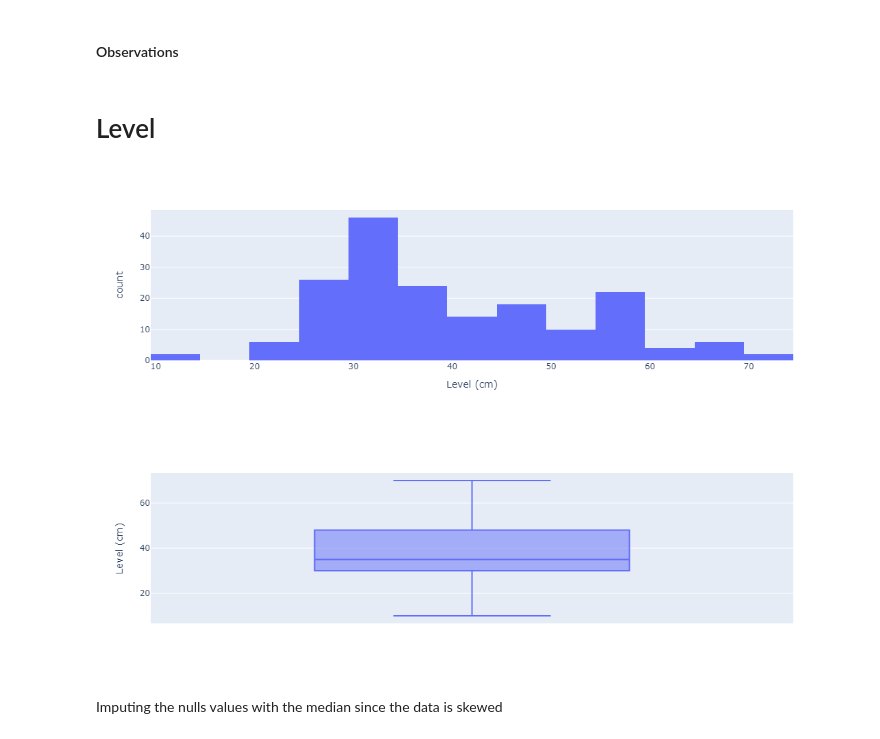
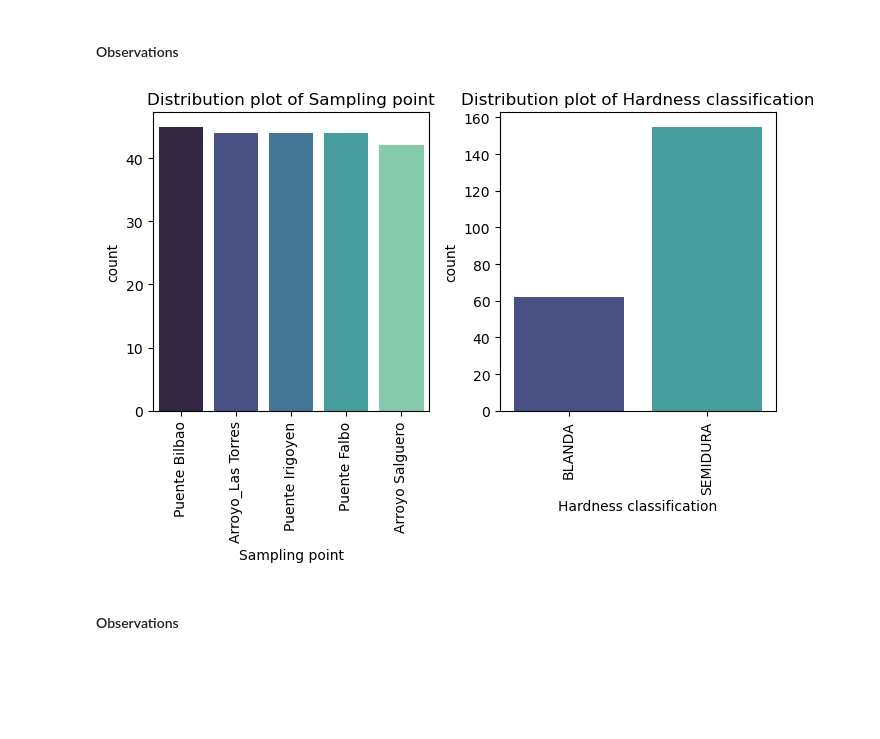
Before and after one commit to sarahgracemahlangu/ExploreAI-Python-Group-Project, a Jupyter notebook: python_group_project.ipynb, the cells around one changed output. Drawn from its saved outputs; the diff is of its cells as text; code cells hidden in the pictures; blank space fills up the shorter version.

```diff
--- a/python_group_project.ipynb
+++ b/python_group_project.ipynb
@@ -196,20 +194,18 @@ plt.show()
 # %% [markdown]
 #### Observations
+# %%
+# Count plots for categorical columns
+
+plt.figure(figsize=(10, 5))
+for i, col in enumerate(cat_cols):
+    if col != 'Time':
+        plt.subplot(math.ceil(len(cat_cols) / 3), 3, i + 1)
+        sns.countplot(x = df[col], palette = 'mako')
+        plt.title(f'Distribution plot of {col}')
+        plt.xticks(rotation = 90)
+        plt.tight_layout()
+plt.show()
+# %% [output]
+[figure, added]
 # %% [markdown]
-# Level
+#### Observations
-# %%
-import plotly.express as px
-
-fig = px.histogram(df, x="Level (cm)")
-fig.show()
-# %% [output]
-[figure, removed]
-# %%
-import plotly.express as px
-
-fig = px.box(df, y="Level (cm)")
-fig.show()
-# %% [output]
-[figure, removed]
-# %% [markdown]
-Imputing the nulls values with the median since the data is skewed
```
Also changed, not shown: parts of 33 cells of this notebook.
